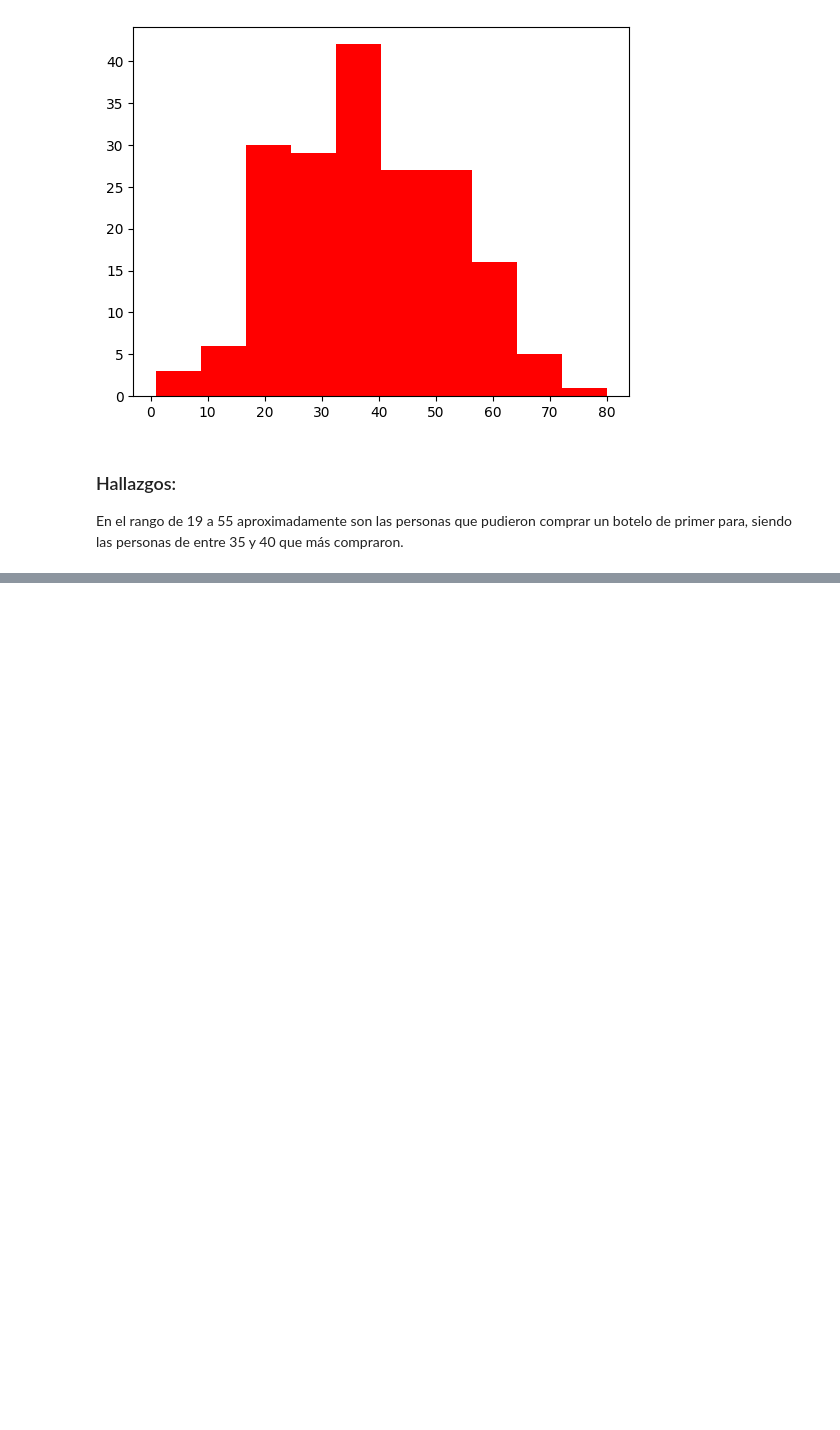
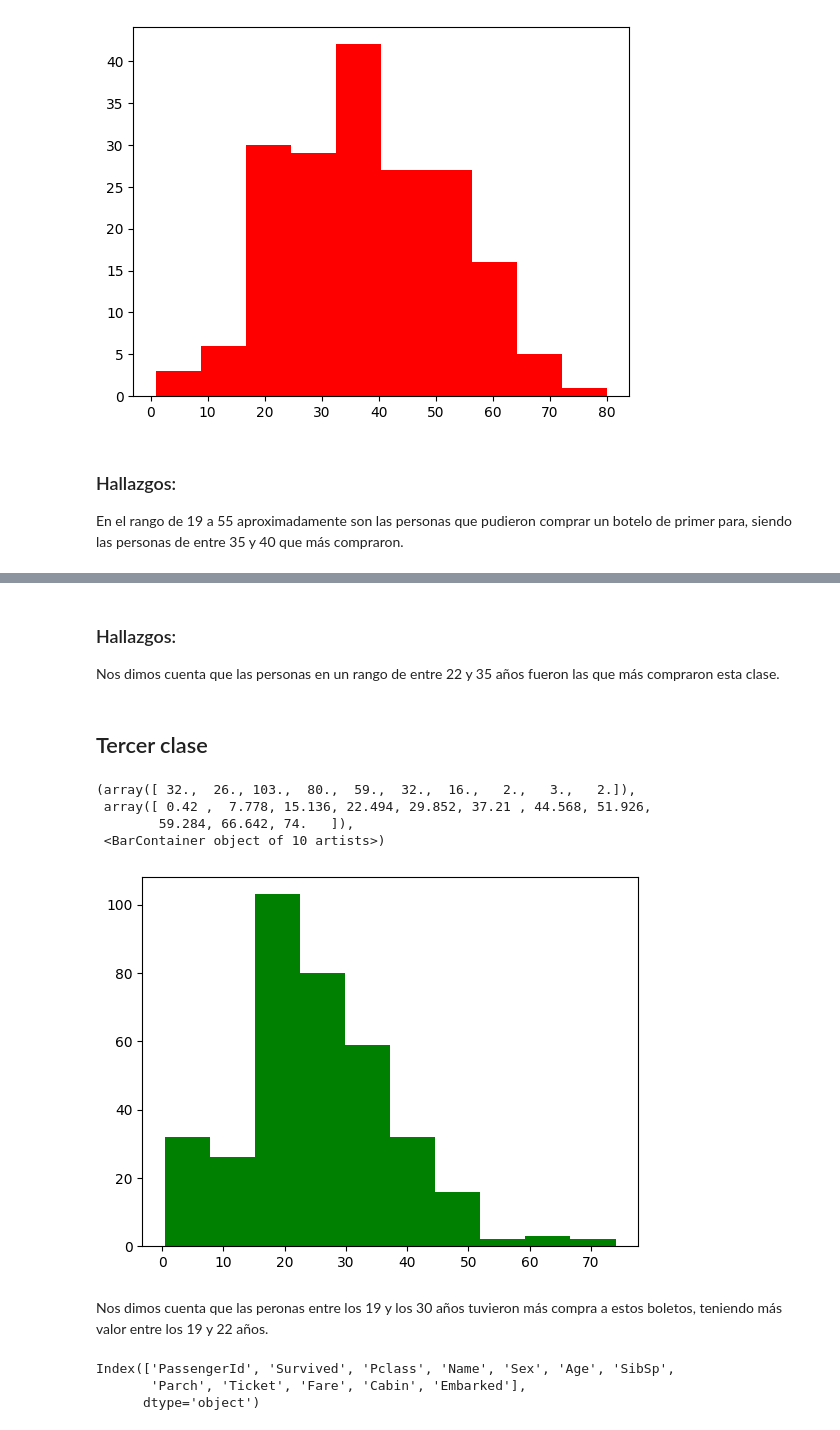
Before and after one commit to claraagui/iteso-data-analytics, a Jupyter notebook: notebooks/titanic.ipynb, the cells around one changed output, grey strips where cells are left out. Saved outputs shown, nothing was run; the diff lists cells and outputs as text; code cells hidden in the pictures; blank space fills up the shorter version.

```diff
--- a/notebooks/titanic.ipynb
+++ b/notebooks/titanic.ipynb
@@ -154,0 +194,21 @@ En el rango de 19 a 55 aproximadamente son las personas que pudieron comprar un
+# %% [markdown]
+### Hallazgos:
+Nos dimos cuenta que las personas en un rango de entre 22 y 35 años fueron las que más compraron esta clase.
+# %% [markdown]
+## Tercer clase
+# %%
+plt.hist(x=dfthirdclass['Age'].values, color='green')
+# %% [output]
+(array([ 32.,  26., 103.,  80.,  59.,  32.,  16.,   2.,   3.,   2.]),
+ array([ 0.42 ,  7.778, 15.136, 22.494, 29.852, 37.21 , 44.568, 51.926,
+        59.284, 66.642, 74.   ]),
+ <BarContainer object of 10 artists>)
+[figure, added]
+# %% [markdown]
+Nos dimos cuenta que las peronas entre los 19 y los 30 años tuvieron más compra a estos boletos, teniendo más valor entre los 19 y 22 años.
+# %%
+df.columns
+# %% [output]
+Index(['PassengerId', 'Survived', 'Pclass', 'Name', 'Sex', 'Age', 'SibSp',
+       'Parch', 'Ticket', 'Fare', 'Cabin', 'Embarked'],
+      dtype='object')
```
Also changed, not shown: parts of 25 cells of this notebook.
